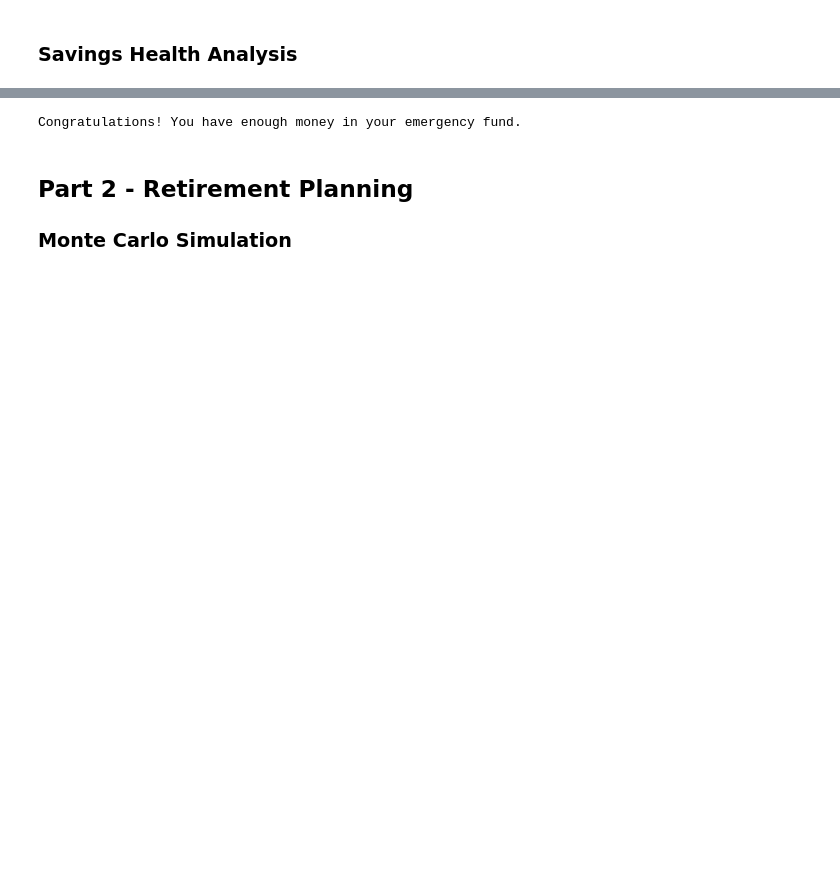
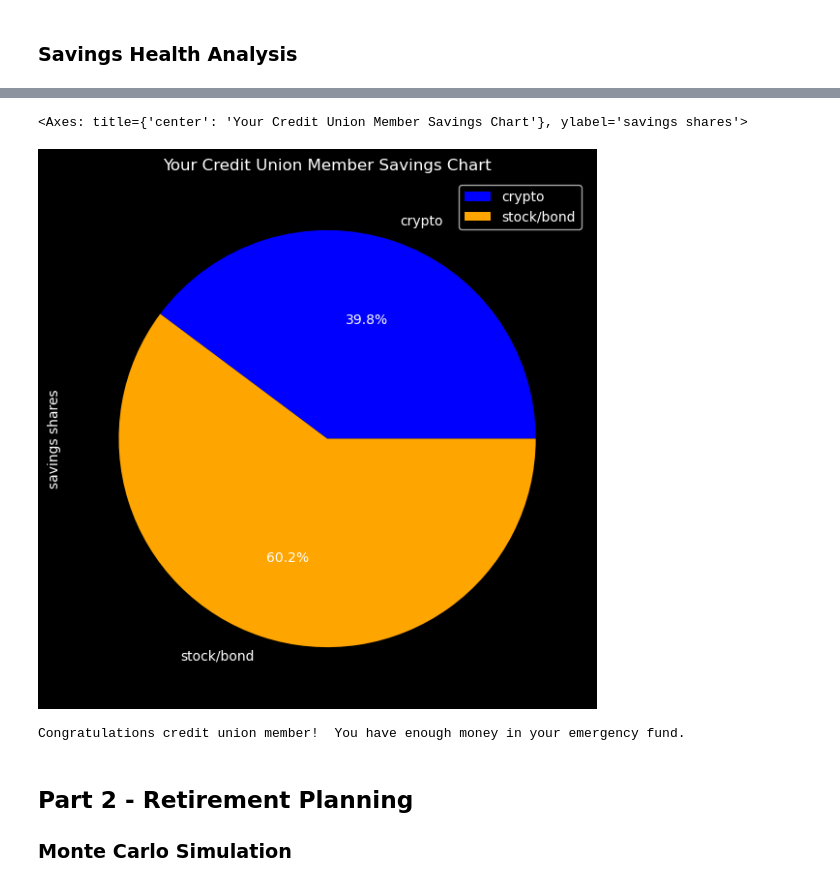
Before and after one commit to boz-tcm/api-challenge, a Jupyter notebook: financial-planner.ipynb, the cells around one changed output, grey strips where cells are left out. Cells and saved outputs as stored; diff of their text form; code cells hidden in the pictures; blank space fills up the shorter version.

```diff
--- a/financial-planner.ipynb
+++ b/financial-planner.ipynb
@@ -227,14 +223,32 @@ display(df_savings)
-# %%
-# Set ideal emergency fund
-emergency_fund = monthly_income * 3
-
-# Calculate total amount of savings
-# YOUR CODE HERE!
-
-# Validate saving health
-# YOUR CODE HERE!
-# %% [output]
-Congratulations! You have enough money in your emergency fund.
+# %%
+# Plot savings pie chart
+df_savings.plot(kind='pie',figsize=(7,7), title='Your Credit Union Member Savings Chart', autopct='%.1f%%', colors = ['blue', 'orange'], y='amount', ylabel='savings shares')
+# %% [output]
+<Axes: title={'center': 'Your Credit Union Member Savings Chart'}, ylabel='savings shares'>
+[figure, added]
+# %%
+# Set ideal emergency fund value at three times monthly income
+emergency_fund_value_need = monthly_income * 3
+
+# Calculate total amount of savings
+#total_current_member_savings = 0.0 * emergency_fund_value_need #Test savings scenarios to validate if, elif, else statement block below
+#total_current_member_savings = 1.0 * emergency_fund_value_need #Test savings scenarios to validate if, elif, else statement block below
+#total_current_member_savings = 1.1 * emergency_fund_value_need #Test savings scenarios to validate if, elif, else statement block below
+total_current_member_savings = df_savings.amount.sum()
+#print(total_current_savings)
+
+# Validate credit union member's saving health via if statements and logical operators
+#If the total portfolio value is greater than the emergency fund value, display a message congratulating the member for having enough money in this fund.
+#Else if the total portfolio value is equal to the emergency fund value, display a message congratulating the member on reaching this important financial goal.
+#Else the total portfolio is less than the emergency fund value, so display a message showing how many dollars away the member is from reaching the goal.
+if total_current_member_savings > emergency_fund_value_need:
+    print("Congratulations credit union member!  You have enough money in your emergency fund.")
+elif total_current_member_savings == emergency_fund_value_need:
+    print("Congratulations credit union member on reaching your financial savings goal!  This is an important milestone as you now have enough money in your emergency fund.")
+else:
+    print(f"Dear credit union member:  Keep working toward your financial savings goal.  You are ${(emergency_fund_value_need - total_current_member_savings):0,.2f} away from having enough money in your emergency fund.")
+# %% [output]
+Congratulations credit union member!  You have enough money in your emergency fund.
 # %% [markdown]
 ## Part 2 - Retirement Planning
 
```
Also changed, not shown: parts of 3 cells of this notebook.
